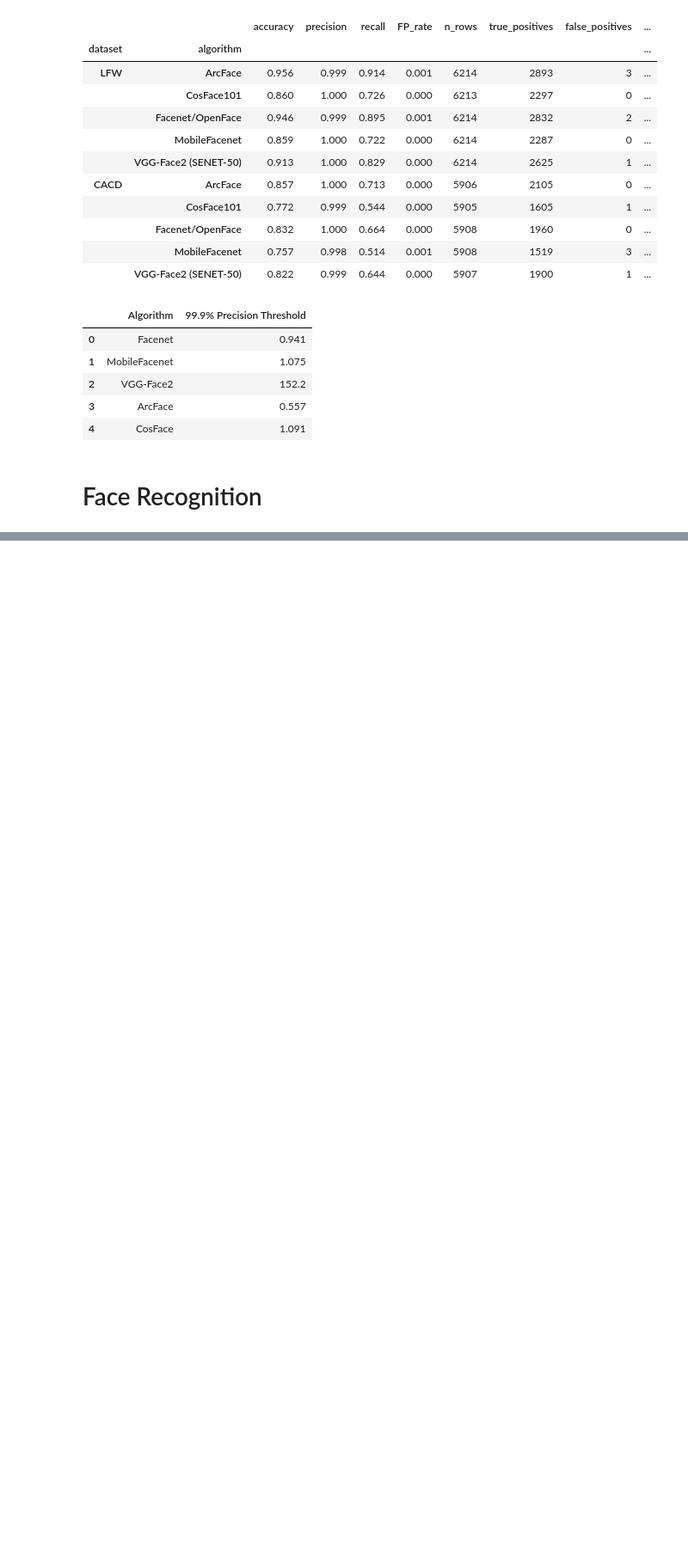
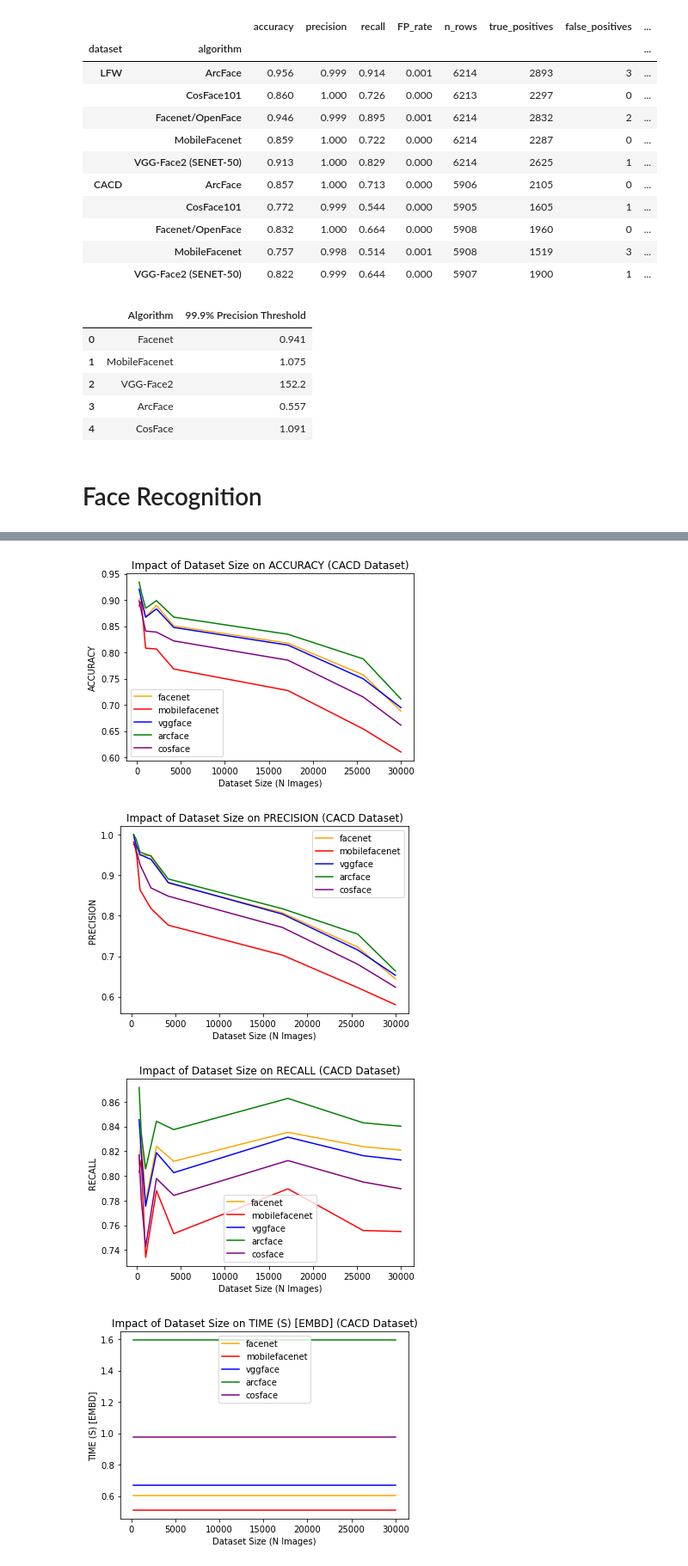
Before and after one commit to talhabinijaz576/dissertation, a Jupyter notebook: experiments/analysis.ipynb, the cells around one changed output, grey strips where cells are left out. Shown at 86% size. Drawn from its saved outputs; the diff is of its cells as text; code cells hidden in the pictures; blank space fills up the shorter version.

```diff
--- a/experiments/analysis.ipynb
+++ b/experiments/analysis.ipynb
@@ -1198,0 +1380,72 @@ UndefinedVariableError: name 'same' is not defined
+# %%
+df_cacd = df_recog[df_recog["dataset"] == "CACD"]
+
+n_sizes = list(df_recog["n_images"].unique())
+n_sizes.sort()
+n_sizes.extend([30000])
+
+for same_person, title_category in [(None, "CACD Dataset")]:
+                                    #(None, "Same Person"),
+                                    #(None, "Different Person")]:
+
+    data_sizes = [ [[], [], [], [], [], []] for _ in range(len(algorithms)) ]
+    x_values = []
+
+    for i in range(len(n_sizes)-1):
+
+        n_size = n_sizes[i]
+
+        df_size = df_cacd.query(" n_images == @n_size")
+
+
+
+        for j in range(len(algorithms)):
+
+            algorithm = algorithms[j]
+            df_temp = df_size.query(" algorithm == @algorithm ")
+
+            comparison_time = df_temp["comparison_time"].mean()
+            embedding_time = df_temp["total_time"].mean() - comparison_time
+
+            if(df_temp.shape[0] == 0):
+                #print("continuing")
+                continue
+
+            accuracy, true_positives, true_negatives, false_positives, false_negatives, misclassifications, misrefusals = get_raw_metrics_recog(df_temp)
+            fpr = false_positives / (true_positives + false_positives )  if ( (true_positives + false_positives )   > 0 ) else None
+            fnr = false_negatives / (true_negatives + false_negatives )  if ( (true_negatives + false_negatives )  > 0 ) else None
+            precision = (true_positives) / (true_positives + false_positives) if ( (true_positives + false_positives)  > 0 ) else None
+            recall = (true_positives) / (true_positives + false_negatives) if ( (true_positives + false_negatives)  > 0 ) else None
+
+            accuracy = (true_positives + true_negatives) / (true_positives + true_negatives + false_positives + false_negatives)
+
+            data_sizes[j][0].append(accuracy)
+            data_sizes[j][1].append(precision)
+            data_sizes[j][2].append(recall)
+            data_sizes[j][3].append(embedding_time)
+            data_sizes[j][4].append(comparison_time)
+            data_sizes[j][5].append(n_sizes[i+1])
+
+
+
+    metrics = ["accuracy", "precision", "recall", "time (s) [embd]", "time (s) [comp]"]
+    #metrics = ["Accuracy", "False Positive Rate", "False Negative Rate"]
+    for i in range(len(metrics)):
+        fig, ax = plt.subplots()
+        for j in range(len(algorithms)):
+            algorithm = algorithms[j]
+            metric_values = data_sizes[j][i]
+            x_values = data_sizes[j][5]
+            ax.plot(x_values, metric_values, label=algorithm, color=colors_dict[algorithm])
+
+            ax.set_title(f"Impact of Dataset Size on {metrics[i].upper()} ({title_category})")
+            ax.set_xlabel(f"Dataset Size (N Images)")
+            ax.set_ylabel(f"{metrics[i].upper()}")
+
+        ax.legend()
+        plt.show()
+# %% [output]
+[figure, added]
+[figure, added]
+[figure, added]
+[figure, added]
```
Also changed, not shown: parts of 21 cells of this notebook, 1 other file.
